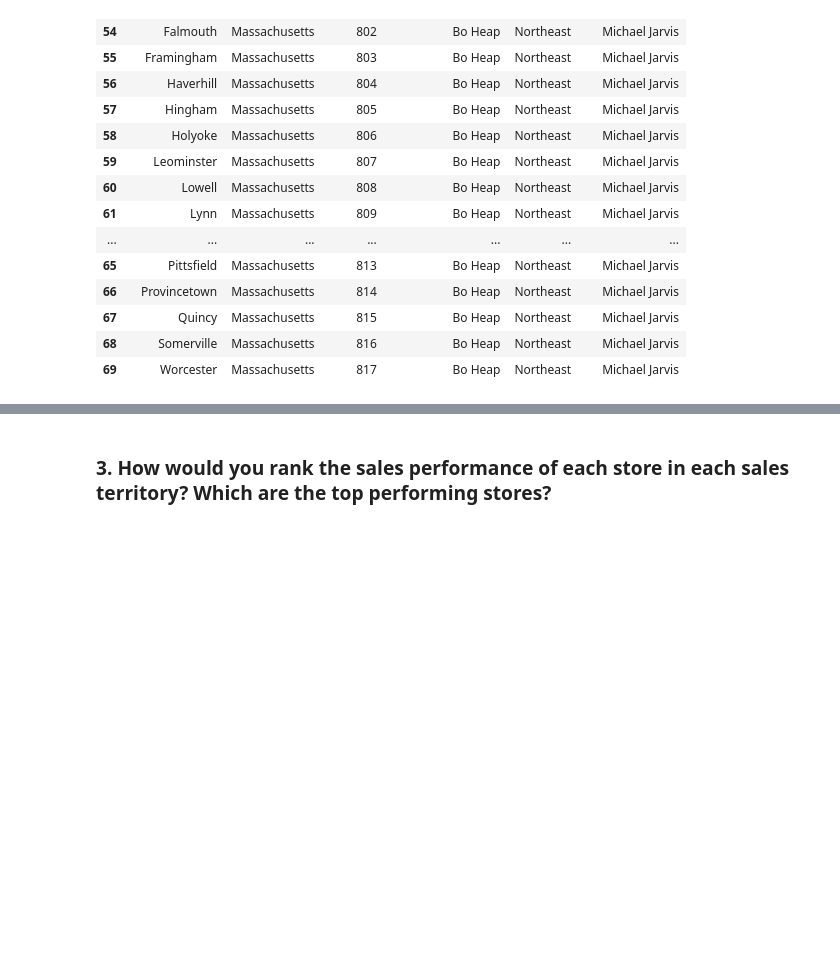
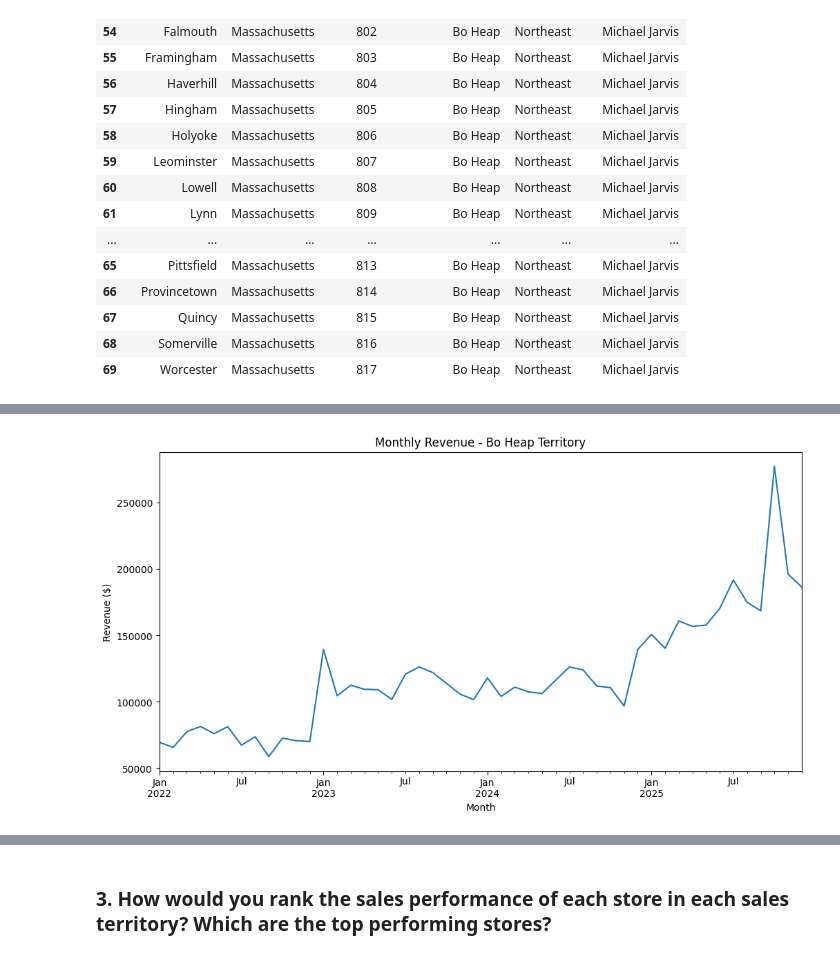
Before and after one commit to wlpoindexter/Capstone_2, a Jupyter notebook: poindexter_sales_analysis.ipynb, the cells around one changed output, grey strips where cells are left out. Cells and saved outputs as stored; diff of their text form; code cells hidden in the pictures; blank space fills up the shorter version.

```diff
--- a/poindexter_sales_analysis.ipynb
+++ b/poindexter_sales_analysis.ipynb
@@ -256,0 +212,6 @@ plt.show()
+# %%
+monthly_revenue = bo_heap_sales.groupby("YearMonth")["Sale Amount"].sum()
+
+monthly_revenue
+
+# This gives me the monthly revenue breakdown of all BO Heaps stores month by month from Jan 2022 - Dec 2025
@@ -256,0 +236,12 @@ plt.show()
+# %%
+#Bo Heap monthly revenue chart
+
+monthly_revenue.plot(kind="line",figsize=(12,6))
+
+plt.title("Monthly Revenue - Bo Heap Territory")
+plt.ylabel("Revenue ($)")
+plt.xlabel("Month")
+
+plt.show()
+# %% [output]
+[figure, added]
```
Also changed, not shown: parts of 48 cells of this notebook.
